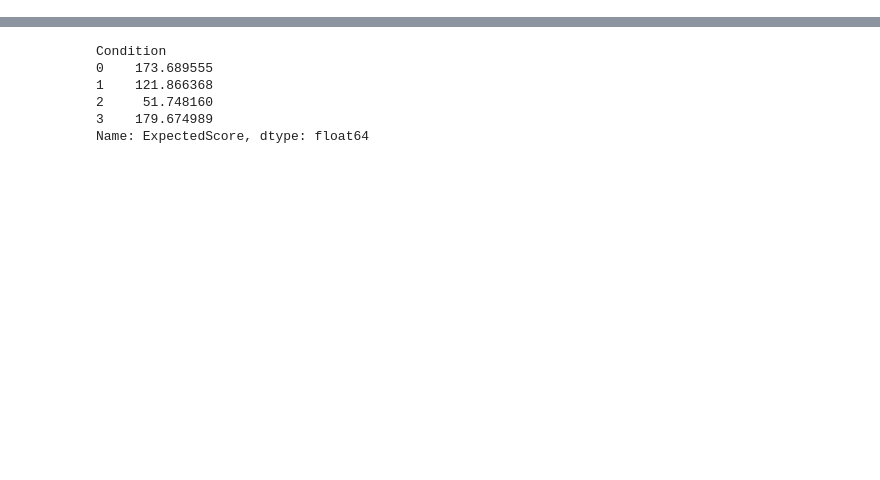
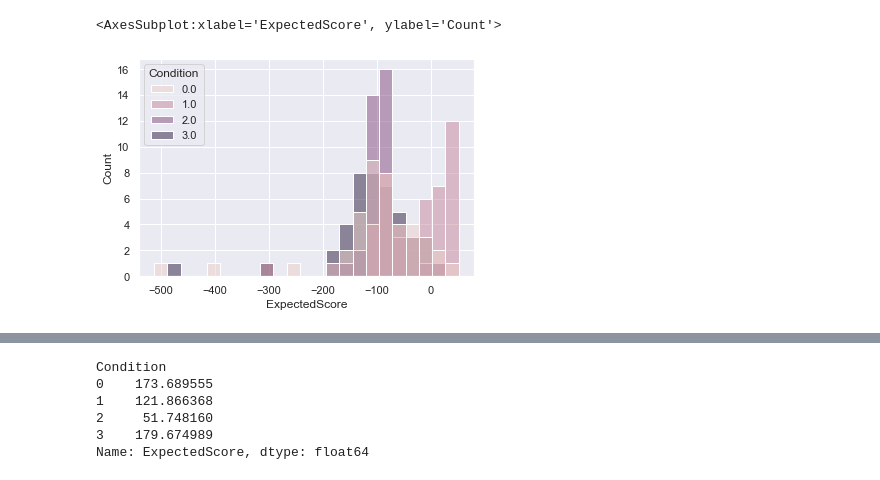
Before and after one commit to RationalityEnhancement/SSD_Hierarchical, a Jupyter notebook: Human-Experiments/metacontroller_main/main_analysis.ipynb, the cells around one changed output, grey strips where cells are left out. Saved outputs shown, nothing was run; the diff lists cells and outputs as text; code cells hidden in the pictures; blank space fills up the shorter version.

```diff
--- a/Human-Experiments/metacontroller_main/main_analysis.ipynb
+++ b/Human-Experiments/metacontroller_main/main_analysis.ipynb
@@ -45,0 +23,5 @@ def get_expected_score(trialdata, COST=COST):
+# %%
+sns.histplot(data=df_after_exclusion.groupby("Participant").mean(), x="ExpectedScore", hue="Condition")
+# %% [output]
+<AxesSubplot:xlabel='ExpectedScore', ylabel='Count'>
+[figure, added]
```
Also changed, not shown: parts of 29 cells of this notebook, 10 other files.
